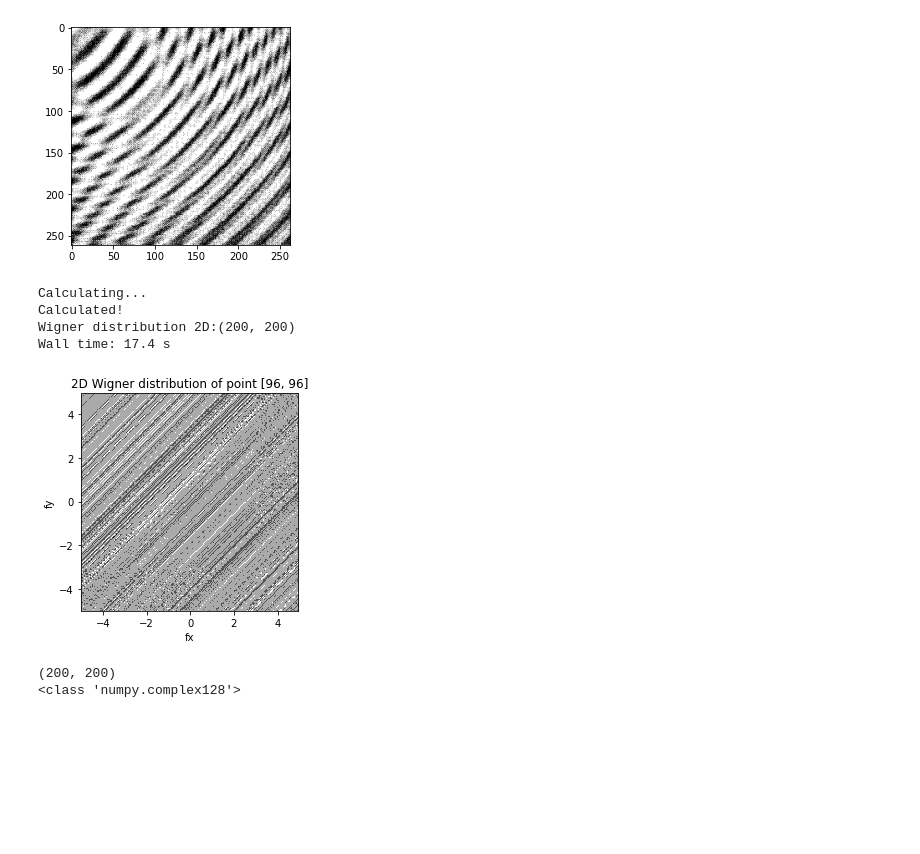
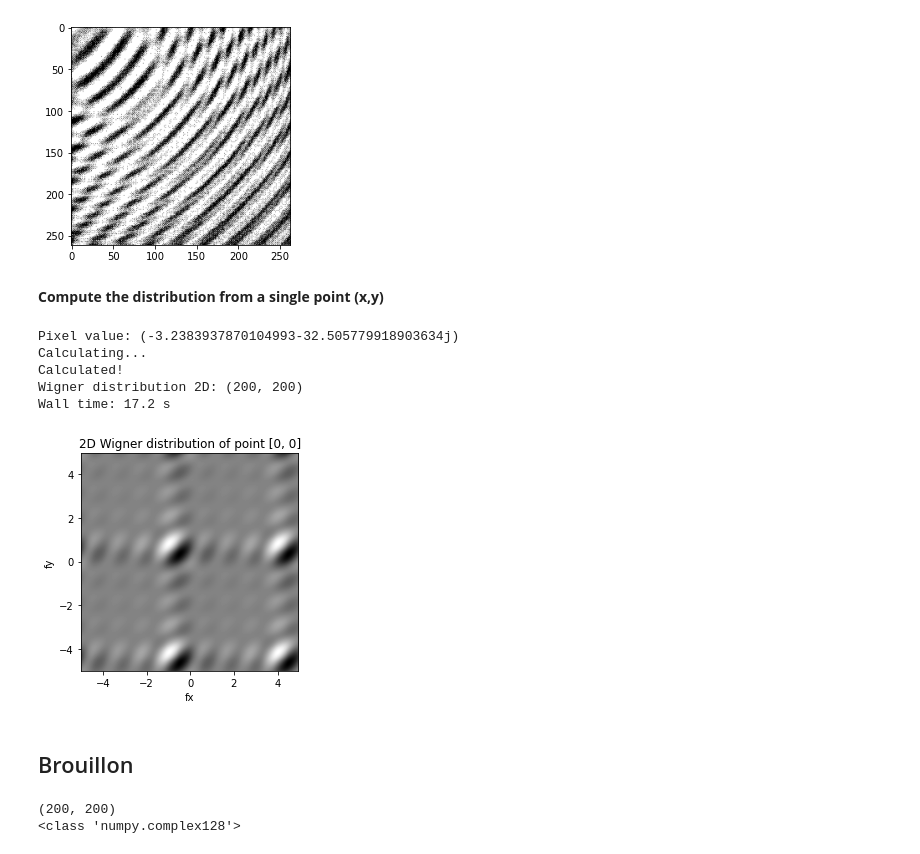
Before and after one commit to fernandolucasaa/computerGeneratedHolography, a Jupyter notebook: tests_wigner_distribution/jupyterComputeWignerDistribution.ipynb, the cells around one changed output. Cells and saved outputs as stored; diff of their text form; code cells hidden in the pictures; blank space fills up the shorter version.

Commit message:
2d wigner distribution

```diff
--- a/tests_wigner_distribution/jupyterComputeWignerDistribution.ipynb
+++ b/tests_wigner_distribution/jupyterComputeWignerDistribution.ipynb
@@ -546,8 +550,10 @@ def kernel_function(m, n, r, s, f):
     K = f[m + r, n + s] * np.conj(f[m - r, n - s])
 
     return K
+# %% [markdown]
+**Compute the distribution from a single point (x,y)**
 # %%
-def wigner_distribution_2d_point(image, seq_length, x, y, fx, fy):
+def wigner_distribution_2d_one_point(image, seq_length, x, y, fx, fy):
 
     print('Calculating...')
 
@@ -575,26 +581,26 @@ def wigner_distribution_2d_point(image, seq_length, x, y, fx, fy):
     L = int(seq_length/2)
     N = (2*L + 2) # VERIFY the reference!!!
 
-    # Auxialry variable
+    # Auxilary variable
     pi = np.pi
     aux = 0
 
-    # Calculate the distribution in the (x, y) position of the image
+    # Compute the distribution from a single point (x,y)
     for m in range(x, x + 1):
 
         for n in range(y, y + 1):
 
-            # Loop through the lines in the 2D wigner matrix
-            for u in range(p):
+            # Loop through the rows in the 2D wigner matrix
+            for pos_u in range(p):
 
                 # Use the spatial frequencies in the fx array
-                u_fx = fx[u]
+                u = fx[pos_u]
 
                 # Loop through the columns in the 2D wigner matrix
-                for v in range(q):
+                for pos_v in range(q):
 
                     # Use the spatial frequencies in the fy array
-                    v_fy = fy[v]
+                    v = fy[pos_v]
 
                     # Reset variable
                     aux = 0
@@ -606,10 +612,10 @@ def wigner_distribution_2d_point(image, seq_length, x, y, fx, fy):
                         for s in range(-L, L+1):
 
                             K = kernel_function(m + h, n + h, r, s, frame)
-                            aux = K * np.exp(-4j*pi*(r*u_fx + s*v_fy)/N)
+                            aux = K * np.exp(-4j*pi*(r*u + s*v)/N) + aux
 
                     # Update
-                    wigner_2d[u,v] = aux
+                    wigner_2d[pos_u,pos_v] = aux
 
     print('Calculated!')
 
@@ -629,35 +635,40 @@ fy = np.arange(-5, 5, 0.05)
 
 # x, y : spatial coordinates
 # Position in the image
-x = 96
-y = 96
+x = 0
+y = 0
+print('Pixel value: ' + str(hol[x,y]))
 
-# Calculate 2D pseudo-wigner distribution
-wigner_2d = wigner_distribution_2d_point(hol, seq_length, x, y, fx, fy)
-print('Wigner distribution 2D:' + str(wigner_2d.shape))
+# Calculate the distribution in the (x, y) position of the image
+wigner_2d = wigner_distribution_2d_one_point(hol, seq_length, x, y, fx, fy)
+
+print('Wigner distribution 2D: ' + str(wigner_2d.shape))
 # %% [output]
+Pixel value: (-3.2383937870104993-32.505779918903634j)
 Calculating...
 Calculated!
-Wigner distribution 2D:(200, 200)
-Wall time: 17.4 s
+Wigner distribution 2D: (200, 200)
+Wall time: 17.2 s
 # %%
 # Scales according to spatial frequencies
 lim_inf = fx[0]
 lim_sup = fx[len(fx) - 1]
 
 # Save the figure
 file_path = path + '\\output\\wigner_distribution\\'
 file_name = 'wd_2d_(' + str(x) + ',' + str(y) + ').png'
 
 # Display result
-plt.imshow(np.abs(wigner_2d), cmap = 'gray', extent = [lim_inf, lim_sup, lim_inf, lim_sup])
+plt.imshow(np.real(wigner_2d), cmap = 'gray', extent = [lim_inf, lim_sup, lim_inf, lim_sup])
 plt.title('2D Wigner distribution of point [%d, %d]' %(x, y))
 plt.xlabel('fx')
 plt.ylabel('fy')
 plt.savefig(file_path + file_name)
 plt.show()
 # %% [output]
-[figure, old version]
+[figure, new version]
+# %% [markdown]
+## Brouillon
 # %%
 print(wd_2d.shape)
 print(type(wd_2d[0,0]))
```
Also changed, not shown: parts of 4 cells of this notebook, 3 other files.
